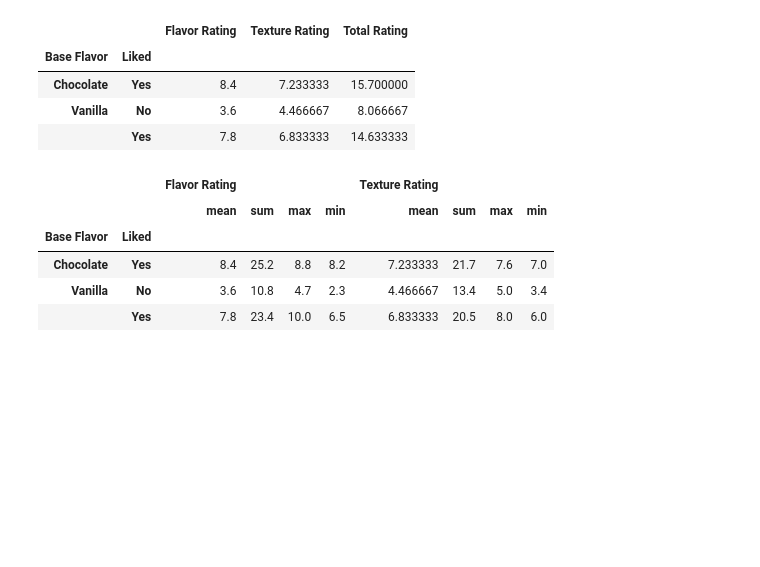
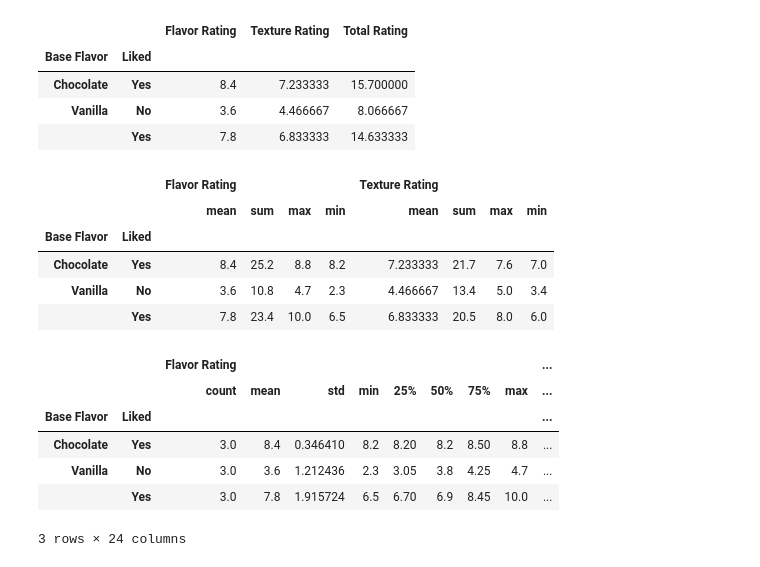
Before and after one commit to Colin7537/Programming-for-Analytics_ChanjoongKim, a Jupyter notebook: flavors.ipynb, the cells around one changed output. Saved outputs shown, nothing was run; the diff lists cells and outputs as text; code cells hidden in the pictures; blank space fills up the shorter version.

```diff
--- a/flavors.ipynb
+++ b/flavors.ipynb
@@ -184,5 +193,15 @@ group_by_FR_Liked.agg(agg_dictionary)
 ## Success? Commit changes to the repository!
 # %%
 ## Let's disover an easier way to analyze the grouped data quickly
+
+group_by_FR_Liked.describe()
+# %% [output]
+|  |  | Flavor Rating |  |  |  |  |  |  |  | ... |
+|  |  | count | mean | std | min | 25% | 50% | 75% | max | ... |
+| Base Flavor | Liked |  |  |  |  |  |  |  |  | ... |
+| Chocolate | Yes | 3.0 | 8.4 | 0.346410 | 8.2 | 8.20 | 8.2 | 8.50 | 8.8 | ... |
+| Vanilla | No | 3.0 | 3.6 | 1.212436 | 2.3 | 3.05 | 3.8 | 4.25 | 4.7 | ... |
+|  | Yes | 3.0 | 7.8 | 1.915724 | 6.5 | 6.70 | 6.9 | 8.45 | 10.0 | ... |
+3 rows × 24 columns
 # %%
 ## Success? Commit changes and push the repository to GitHub!
```
Also changed, not shown: parts of 3 cells of this notebook, 3 other files.
